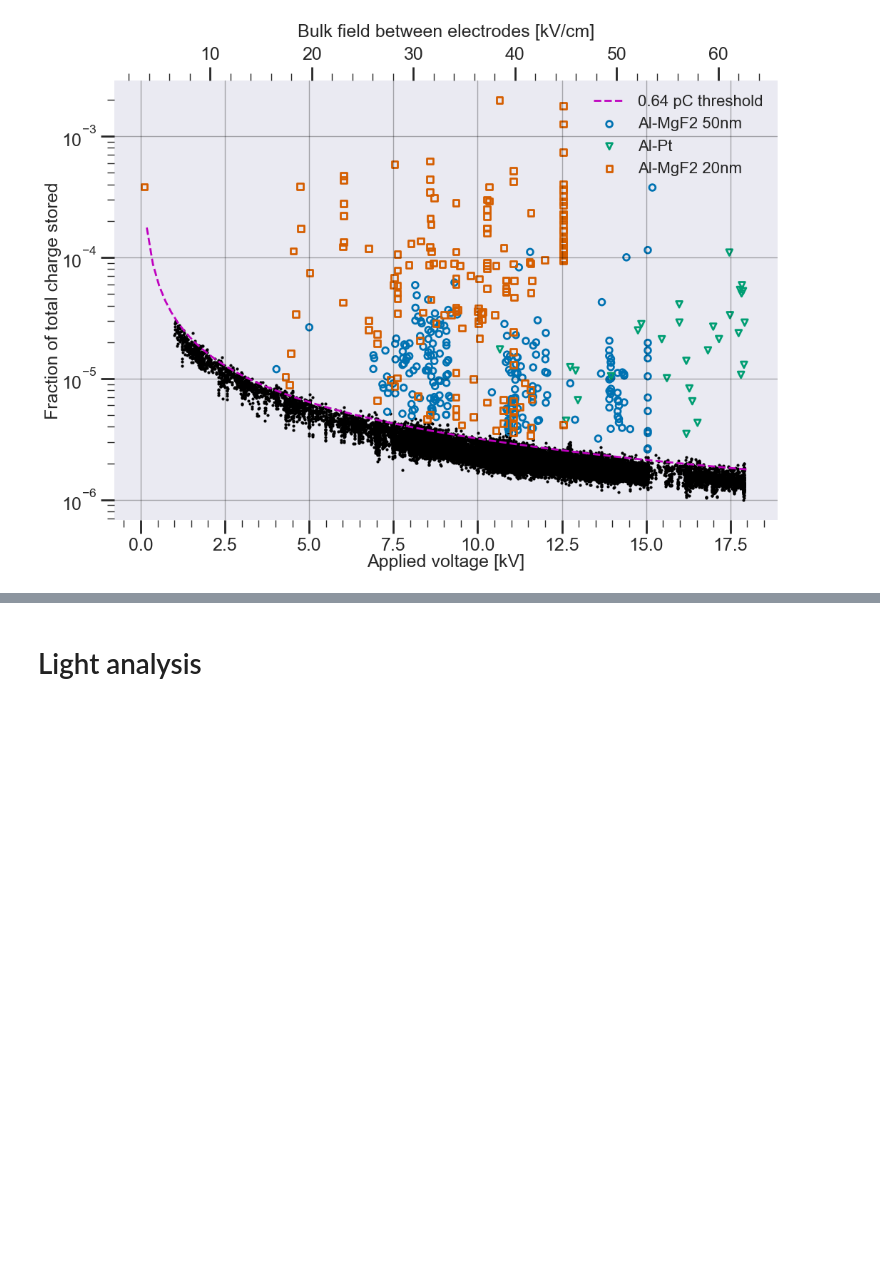
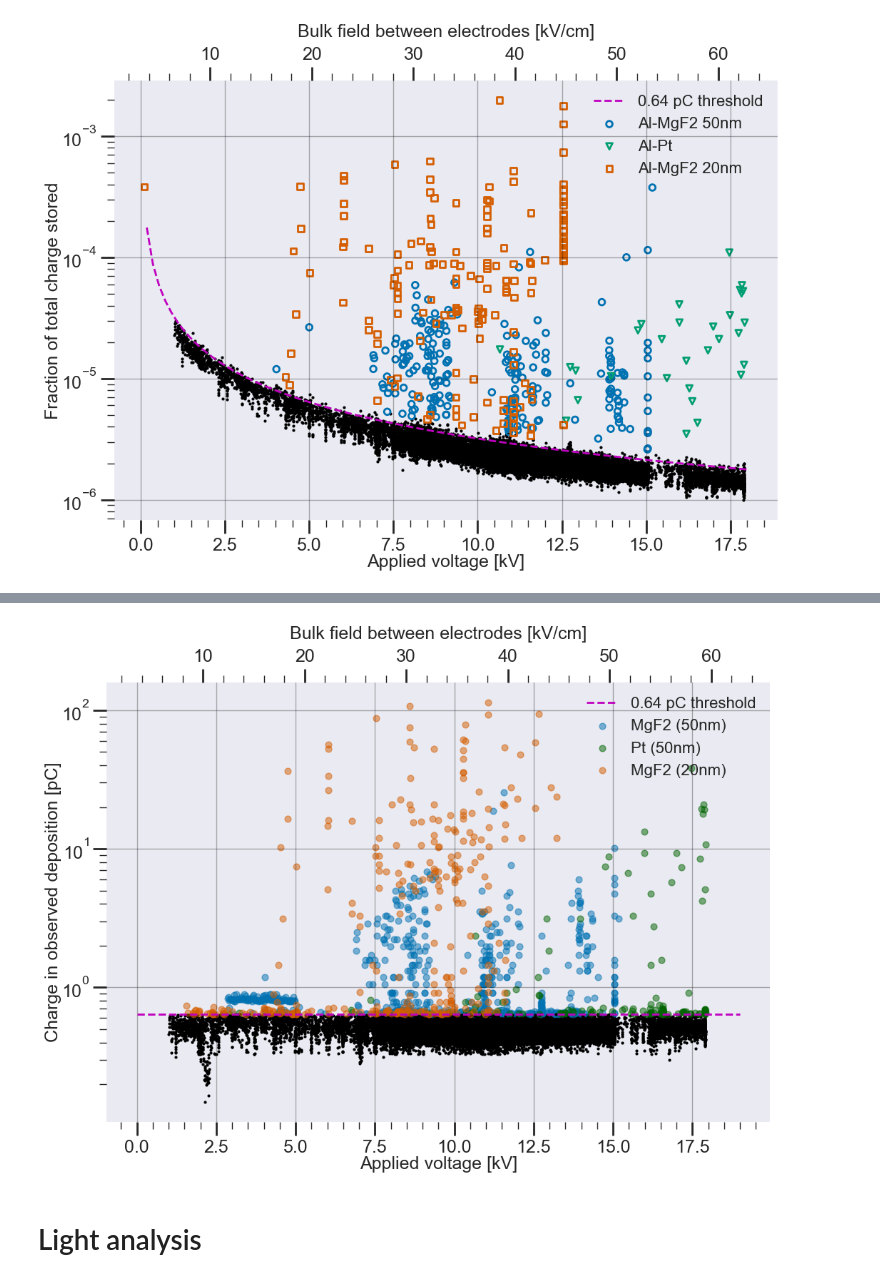
Before and after one commit to ejangelico/ad2-data-processing, a Jupyter notebook: notebooks/Analysis of run comparisons.ipynb, the cells around one changed output, grey strips where cells are left out. Saved outputs shown, nothing was run; the diff lists cells and outputs as text; code cells hidden in the pictures; blank space fills up the shorter version.

```diff
--- a/notebooks/Analysis of run comparisons.ipynb
+++ b/notebooks/Analysis of run comparisons.ipynb
@@ -460,8 +459,8 @@ print(np.min(np.abs(d[np.abs(d["ch3 charge"]) > 1]["ch3 charge"])))
 C = 20 #pF
 cq = 1.6e-19
 
-dQs = np.array(np.linspace(0.5, 50, 100)) #pC
-Vs = np.array(np.linspace(0, 18, 100)) #kV
+dQs = np.array(np.linspace(0.5, 300, 100)) #pC
+Vs = np.array(np.linspace(0, 19, 100)) #kV
 Es = Vs/0.285
 Qs = C*Vs*1000 #pC
 
@@ -695,3 +629,45 @@ plt.show()
+# %%
+#similar as above, but now stored charge.
+fig, ax = plt.subplots()
+colors = plt.rcParams['axes.prop_cycle'].by_key()['color']
+colors[1] = 'darkgreen'
+
+ax2 = ax.twiny()
+hardware_threshold = 0.64 #pC
+
+#purple threshold line
+ax.plot(Vs, [hardware_threshold]*len(Vs), 'm--',  label="{:.2f} pC threshold".format(hardware_threshold))
+
+
+for i, run in enumerate([7,8,9]):
+    ana = anas[run]
+    d =  ana.df
+    d = d[~d["ch3 charge"].isna()]
+
+    #plot noise events
+    mask = (d["ch3 hv"] > 1) & (np.abs(d["ch3 charge"]) < hardware_threshold)
+    du_evts = d[mask]
+
+    ax.scatter(du_evts["ch3 hv"], np.abs(du_evts["ch3 charge"]), color='k')
+    ax2.scatter(du_evts["ch3 field"], du_evts["ch3 charge"], color='k', alpha=0)
+
+    #plot signal events
+    mask = (d["ch3 hv"] > 1) & (d["ch3 charge"] < -1*hardware_threshold)
+    du_evts = d[mask]
+
+    ax.scatter(du_evts["ch3 hv"], np.abs(du_evts["ch3 charge"]), marker='o', facecolors=colors[i], s=40, label=ana.title, alpha=0.5)
+
+
+ax2.grid(False)
+ax2.set_xlabel("Bulk field between electrodes [kV/cm]", labelpad=10)
+ax.set_xlabel("Applied voltage [kV]")
+ax.set_ylabel("Charge in observed deposition [pC]")
+ax.legend()
+ax.grid(color='k', alpha=0.3)
+ax.set_yscale("log")
+plt.show()
+# %% [output]
+[figure, added]
 # %% [markdown]
 # Light analysis
 # %%
```
Also changed, not shown: parts of 4 cells of this notebook, 2 other files.
